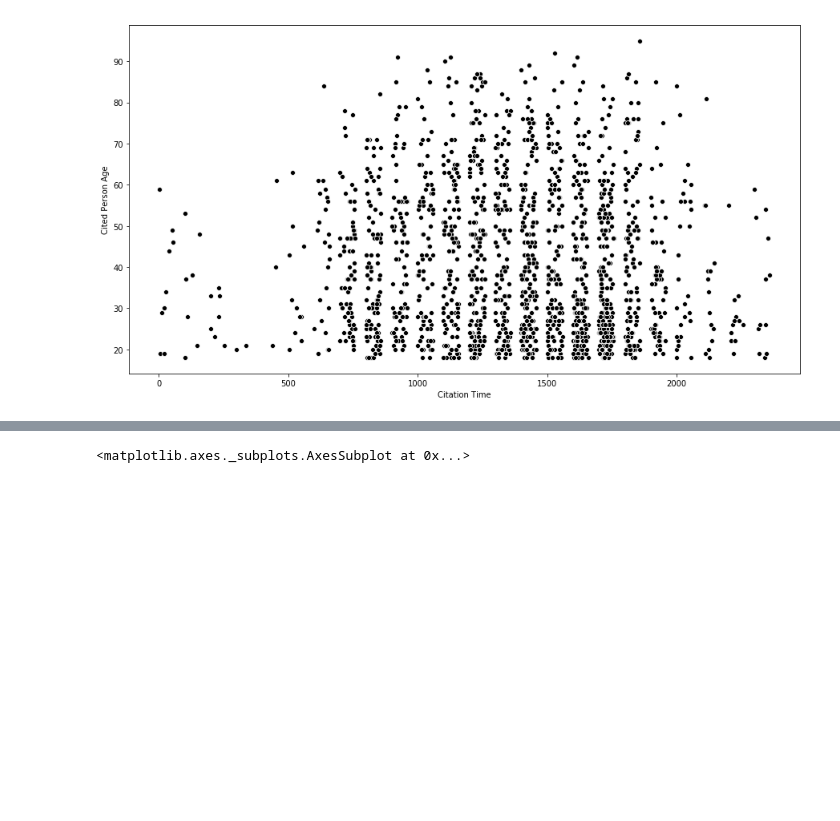
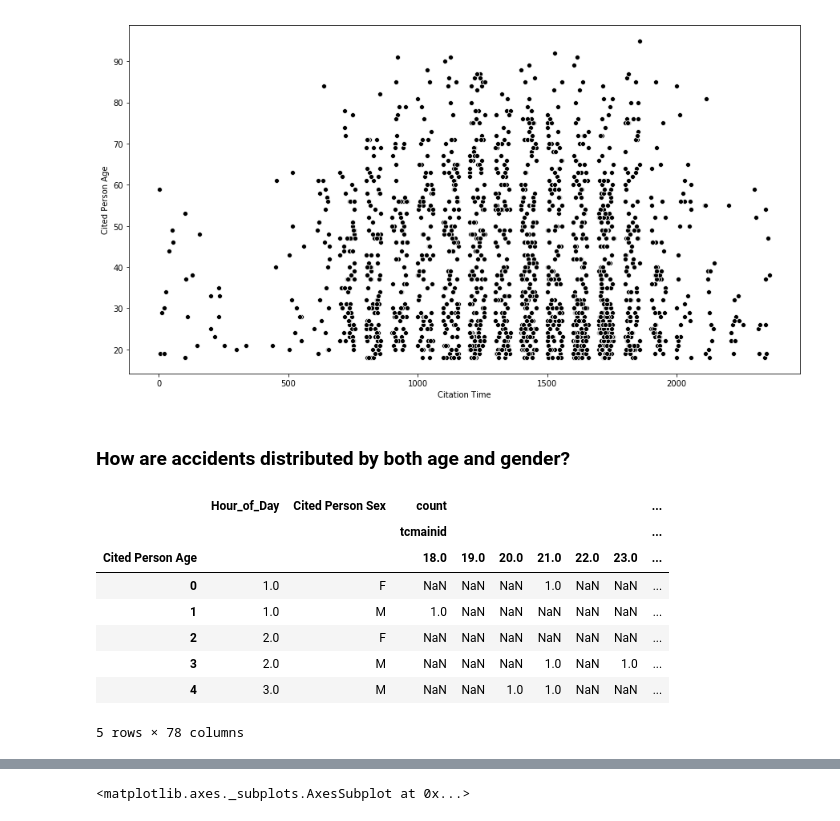
Before and after one commit to mrkjhsn/City-of-Scottsdale-Citations, a Jupyter notebook: Vehicular_Accidents_Visualization.ipynb, the cells around one changed output, grey strips where cells are left out. Drawn from its saved outputs; the diff is of its cells as text; code cells hidden in the pictures; blank space fills up the shorter version.

```diff
--- a/Vehicular_Accidents_Visualization.ipynb
+++ b/Vehicular_Accidents_Visualization.ipynb
@@ -98,3 +100,25 @@ sns.scatterplot(x=vehicular_accidents['Citation Time'],
 # %% [output]
 <matplotlib.axes._subplots.AxesSubplot at 0x...>
 [figure]
+# %% [markdown]
+### How are accidents distributed by both age and gender?
+# %%
+# my first opportunity using pivot_table functiont to shape data into tidy format, I think it's more efficient
+
+pivot_table = pd.pivot_table(vehicular_accidents, \
+               index=['Hour_of_Day','Cited Person Sex'], \
+               columns=['Cited Person Age'], \
+               aggfunc=['count'], \
+               values=['tcmainid']).reset_index()
+
+pivot_table.head()
+# %% [output]
+|  | Hour_of_Day | Cited Person Sex | count |  |  |  |  |  | ... |
+|  |  |  | tcmainid |  |  |  |  |  | ... |
+| Cited Person Age |  |  | 18.0 | 19.0 | 20.0 | 21.0 | 22.0 | 23.0 | ... |
+| 0 | 1.0 | F | NaN | NaN | NaN | 1.0 | NaN | NaN | ... |
+| 1 | 1.0 | M | 1.0 | NaN | NaN | NaN | NaN | NaN | ... |
+| 2 | 2.0 | F | NaN | NaN | NaN | NaN | NaN | NaN | ... |
+| 3 | 2.0 | M | NaN | NaN | NaN | 1.0 | NaN | 1.0 | ... |
+| 4 | 3.0 | M | NaN | NaN | 1.0 | 1.0 | NaN | NaN | ... |
+5 rows × 78 columns
```
Also changed, not shown: parts of 4 cells of this notebook.
